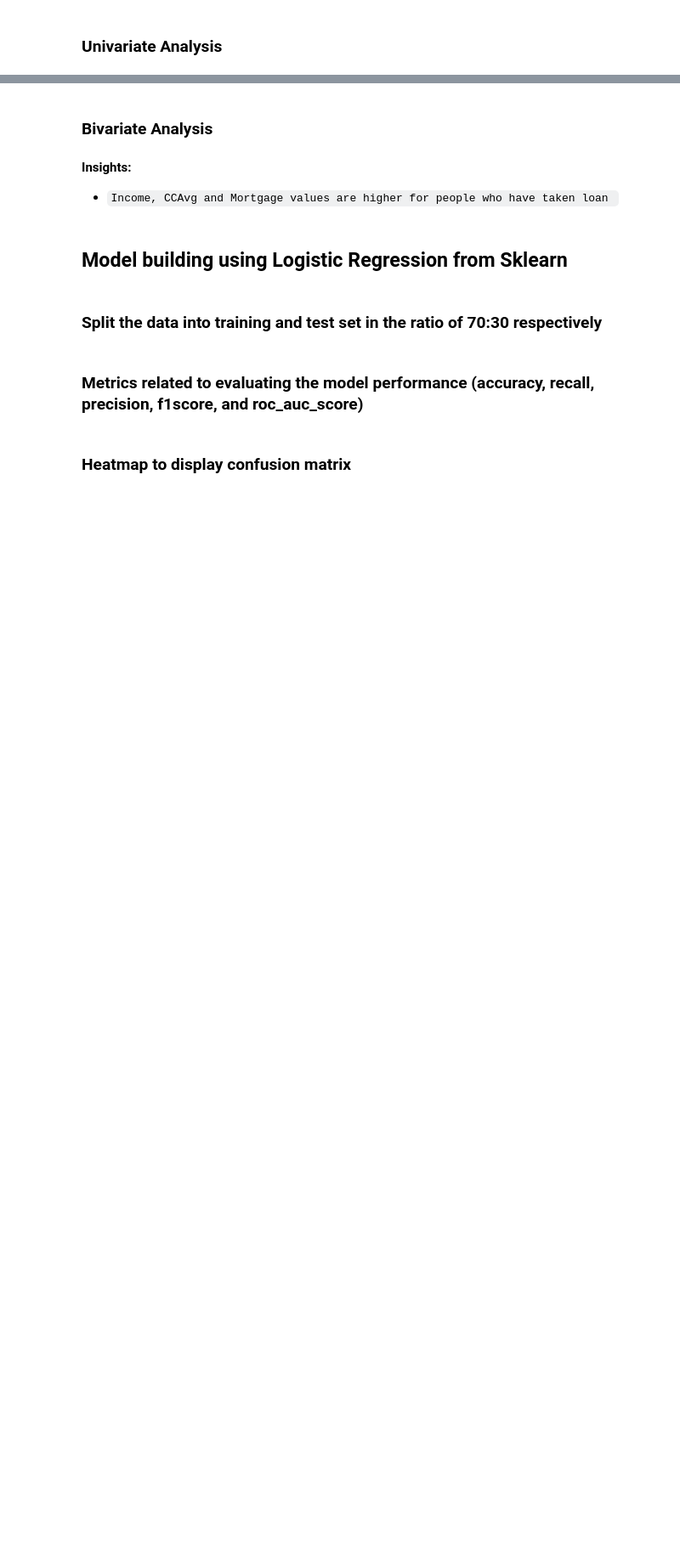
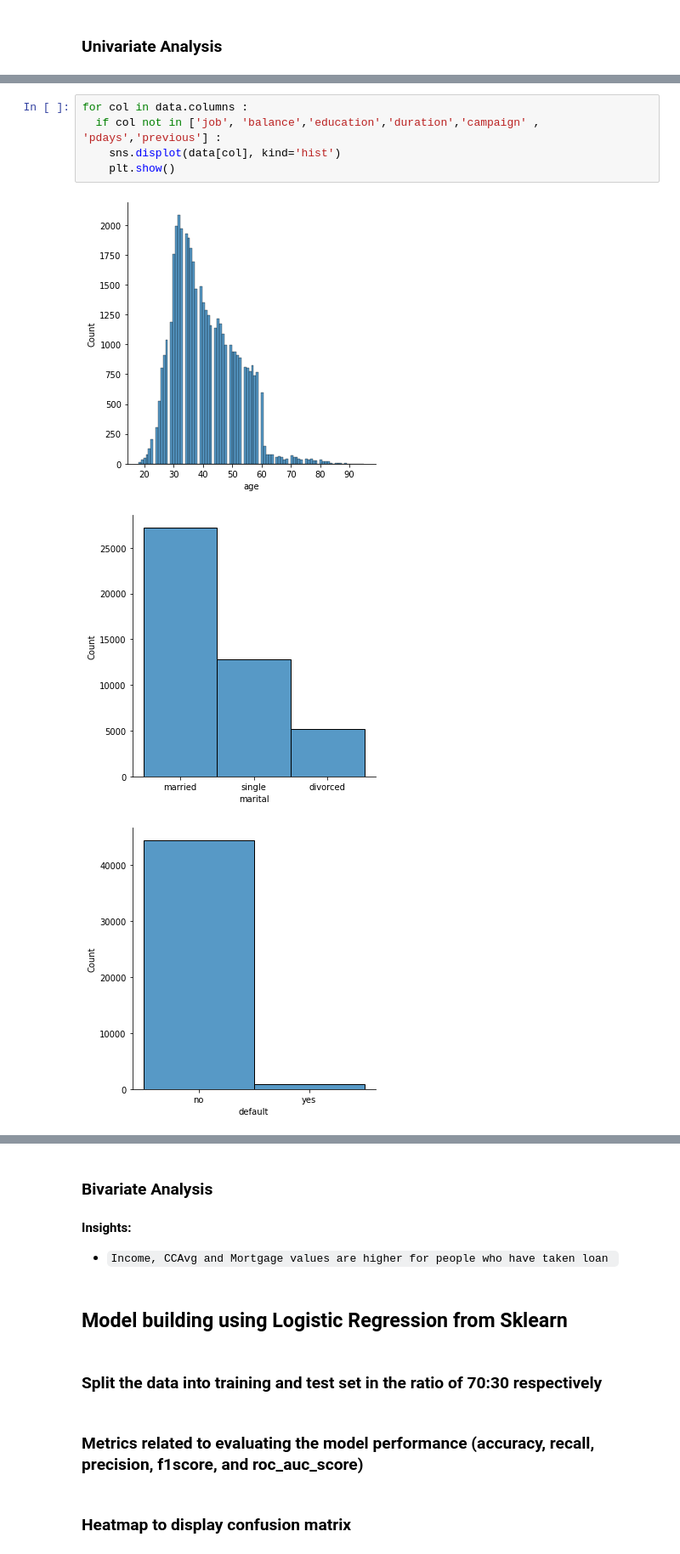
Before and after one commit to swaroop-raj/machine-learning, a Jupyter notebook: Term_Deposit_Subscription.ipynb, the cells around one changed output, grey strips where cells are left out. Shown at 85% size. Saved outputs shown, nothing was run; the diff lists cells and outputs as text; blank space fills up the shorter version.

```diff
--- a/Term_Deposit_Subscription.ipynb
+++ b/Term_Deposit_Subscription.ipynb
@@ -234,0 +233,9 @@ data.describe().transpose()
+# %%
+for col in data.columns :
+  if col not in ['job', 'balance','education','duration','campaign' , 'pdays','previous'] :
+    sns.displot(data[col], kind='hist')
+    plt.show()
+# %% [output]
+[figure, added]
+[figure, added]
+[figure, added]
```
Also changed, not shown: parts of 6 cells of this notebook.
